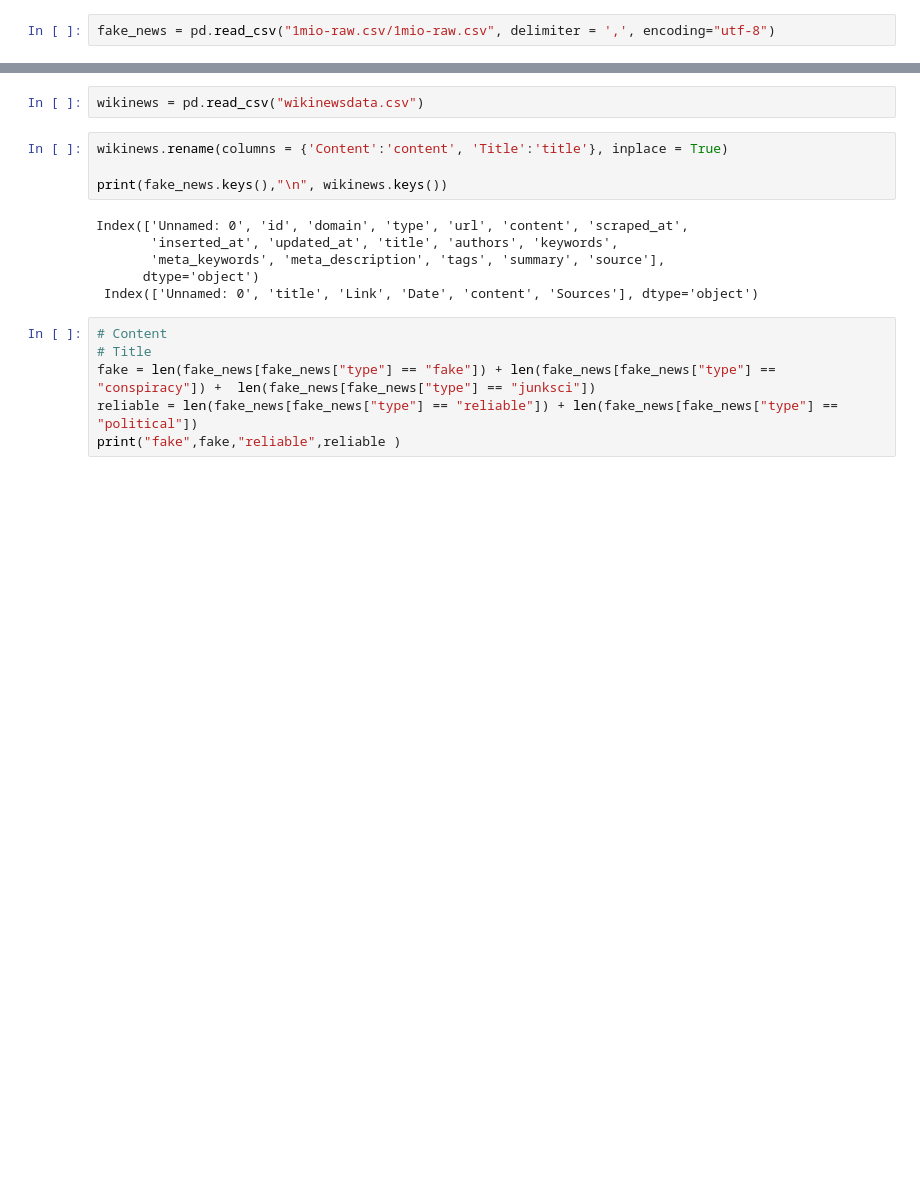
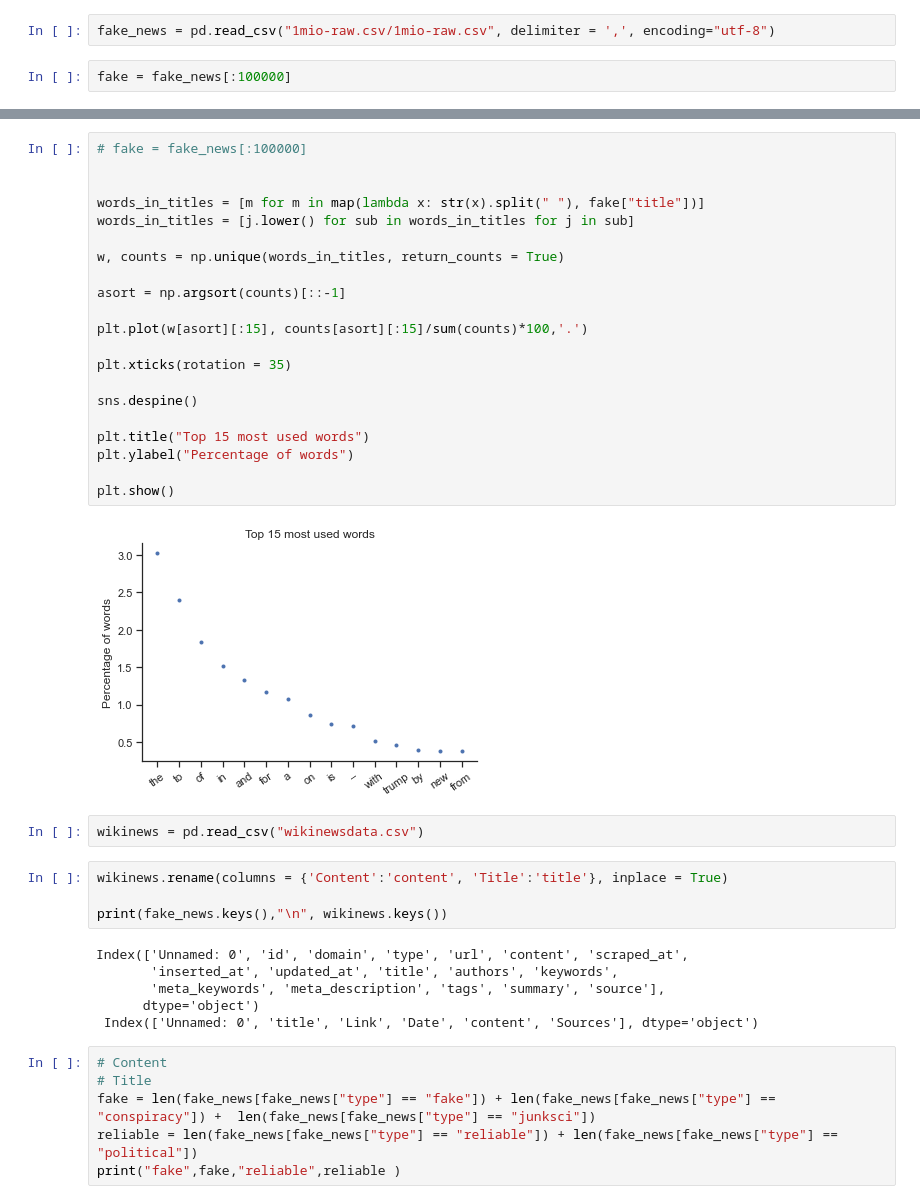
Before and after one commit to JakobSchauser/MLandData, a Jupyter notebook: DataScience/Final Project/final_project_subtask1.ipynb, the cells around one changed output, grey strips where cells are left out. Cells and saved outputs as stored; diff of their text form; blank space fills up the shorter version.

```diff
--- a/DataScience/Final Project/final_project_subtask1.ipynb
+++ b/DataScience/Final Project/final_project_subtask1.ipynb
@@ -6,3 +11,5 @@ import pandas as pd
 from sklearn.model_selection import train_test_split
 # %%
 fake_news = pd.read_csv("1mio-raw.csv/1mio-raw.csv", delimiter = ',', encoding="utf-8")
+# %%
+fake = fake_news[:100000]
@@ -9,3 +44,26 @@ fake_news = pd.read_csv("1mio-raw.csv/1mio-raw.csv", delimiter = ',', encoding="
+# %%
+# fake = fake_news[:100000]
+
+
+words_in_titles = [m for m in map(lambda x: str(x).split(" "), fake["title"])]
+words_in_titles = [j.lower() for sub in words_in_titles for j in sub]
+
+w, counts = np.unique(words_in_titles, return_counts = True)
+
+asort = np.argsort(counts)[::-1]
+
+plt.plot(w[asort][:15], counts[asort][:15]/sum(counts)*100,'.')
+
+plt.xticks(rotation = 35)
+
+sns.despine()
+
+plt.title("Top 15 most used words")
+plt.ylabel("Percentage of words")
+
+plt.show()
+# %% [output]
+[figure, added]
 # %%
 wikinews = pd.read_csv("wikinewsdata.csv")
 # %%
```
Also changed, not shown: parts of 11 cells of this notebook, 4 other files.
